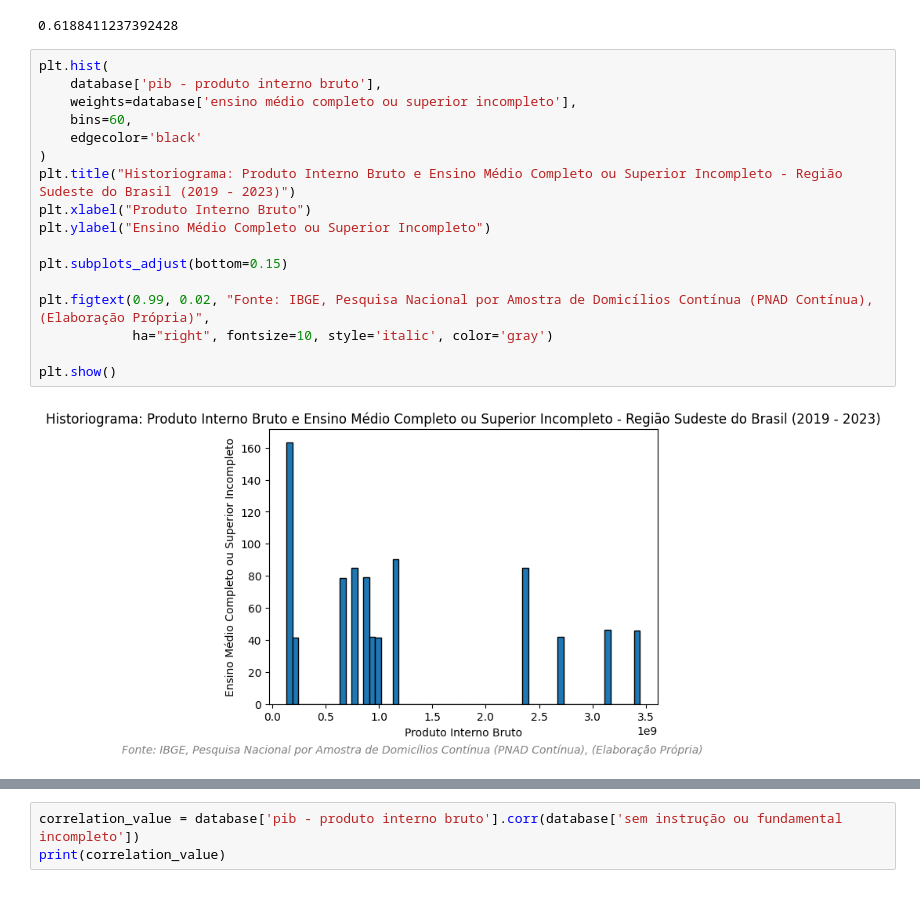
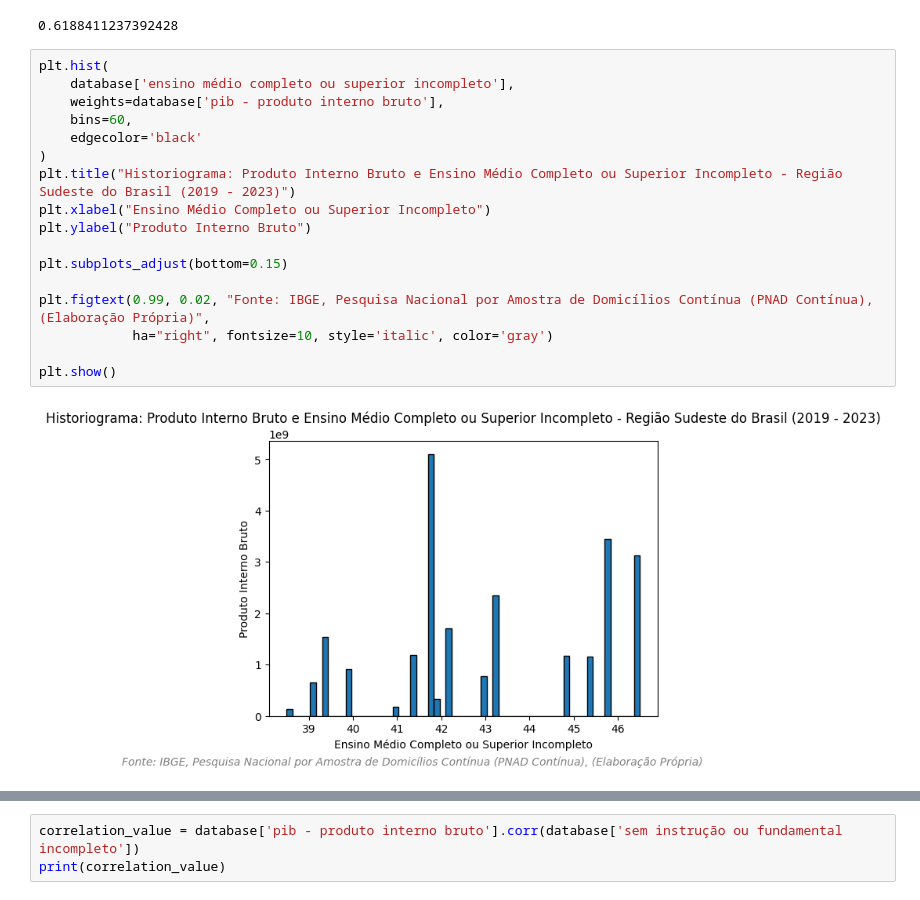
Before and after one commit to rafaella-moreira/DesafioII-ZettaLab, a Jupyter notebook: notebooks/analisedados.ipynb, the cells around one changed output, grey strips where cells are left out. Saved outputs shown, nothing was run; the diff lists cells and outputs as text.

```diff
--- a/notebooks/analisedados.ipynb
+++ b/notebooks/analisedados.ipynb
@@ -1331,20 +1331,20 @@ print(correlation_value)
 0.6188411237392428
 # %%
 plt.hist(
-    database['pib - produto interno bruto'],
-    weights=database['ensino médio completo ou superior incompleto'],
+    database['ensino médio completo ou superior incompleto'],
+    weights=database['pib - produto interno bruto'],
     bins=60,
     edgecolor='black'
 )
 plt.title("Historiograma: Produto Interno Bruto e Ensino Médio Completo ou Superior Incompleto - Região Sudeste do Brasil (2019 - 2023)")
-plt.xlabel("Produto Interno Bruto")
-plt.ylabel("Ensino Médio Completo ou Superior Incompleto")
+plt.xlabel("Ensino Médio Completo ou Superior Incompleto")
+plt.ylabel("Produto Interno Bruto")
 
 plt.subplots_adjust(bottom=0.15)
 
 plt.figtext(0.99, 0.02, "Fonte: IBGE, Pesquisa Nacional por Amostra de Domicílios Contínua (PNAD Contínua), (Elaboração Própria)",
             ha="right", fontsize=10, style='italic', color='gray')
 
 plt.show()
 # %% [output]
-[figure, old version]
+[figure, new version]
```
Also changed, not shown: parts of 7 cells of this notebook.
